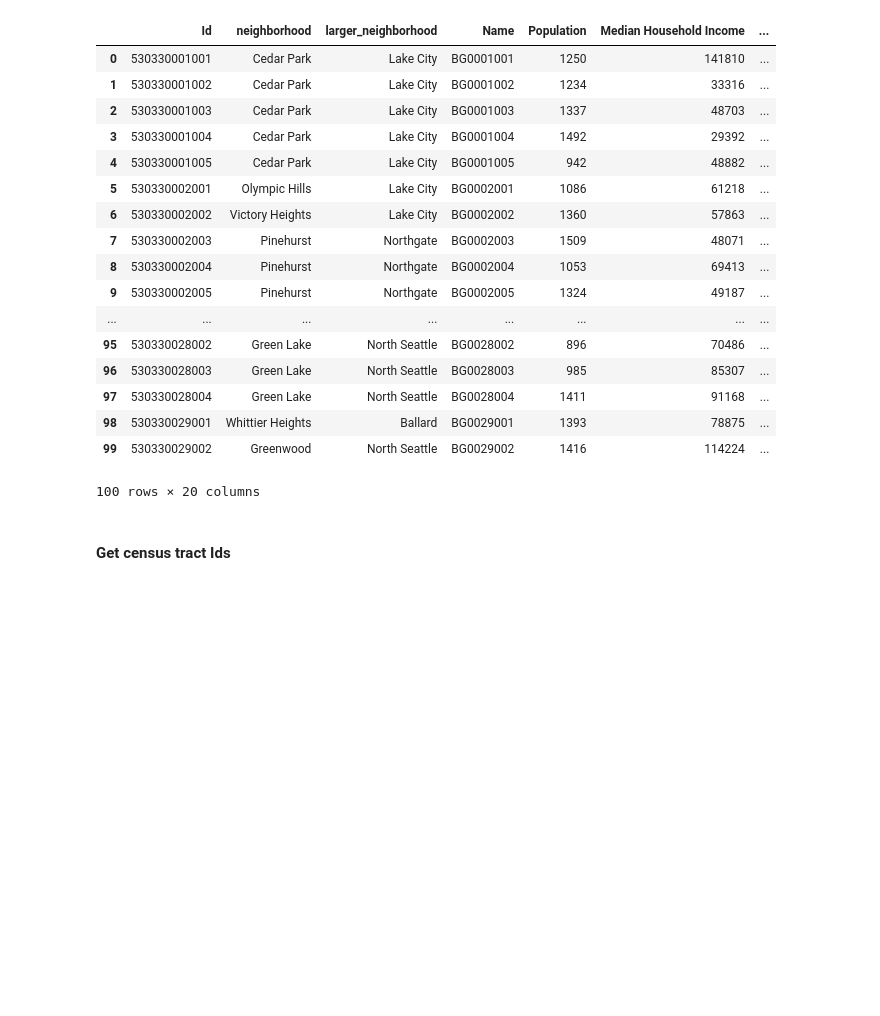
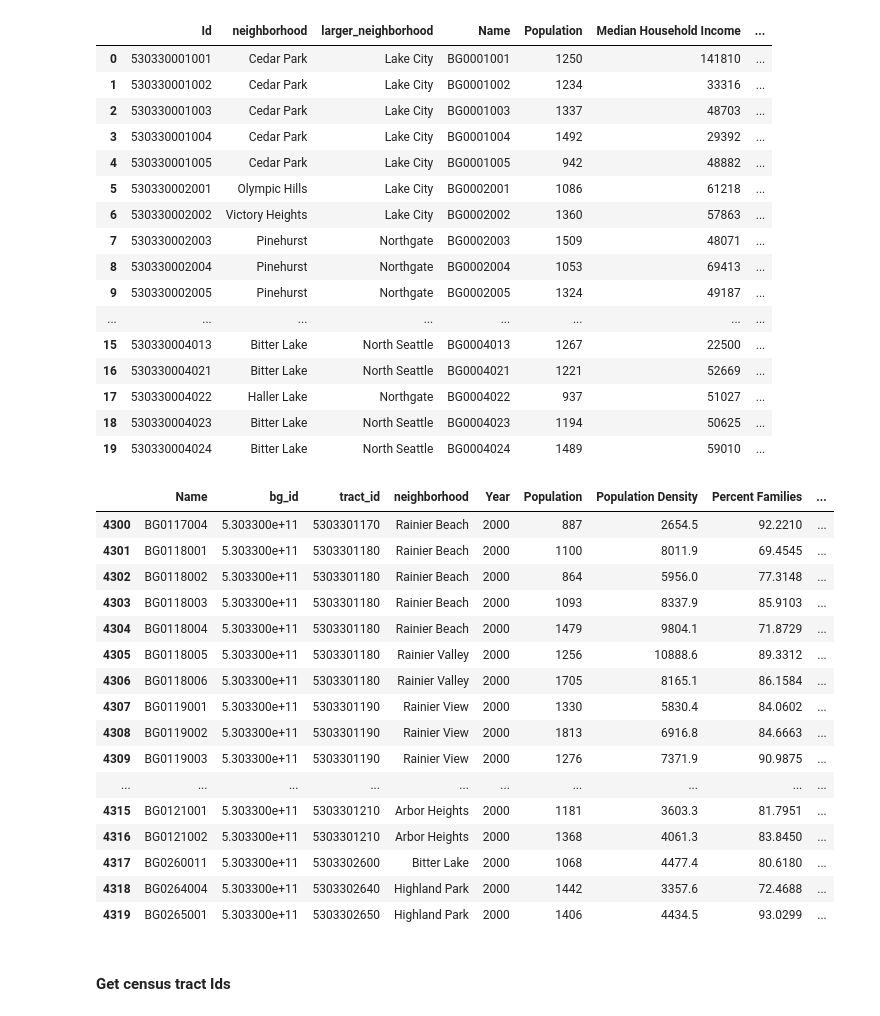
Before and after one commit to dipsuw/Capstone590, a Jupyter notebook: Code/Label_SimplyAnalyticsData.ipynb, the cells around one changed output. Saved outputs shown, nothing was run; the diff lists cells and outputs as text; code cells hidden in the pictures; blank space fills up the shorter version.

```diff
--- a/Code/Label_SimplyAnalyticsData.ipynb
+++ b/Code/Label_SimplyAnalyticsData.ipynb
@@ -4,26 +1,54 @@ import numpy as np
+# %%
+import pandas as pd
+import numpy as np
+
+# This code displays all results created within a jupyter notebook cell.
+from IPython.core.interactiveshell import InteractiveShell
+InteractiveShell.ast_node_interactivity = "all"
+
+pd.set_option('display.max_column', 100)
+pd.set_option('display.max_row', 200)
 # %%
 data = pd.read_csv('../SimplyAnalytics Data/Data_by_year_cleaned.csv', header=0)
+bg_data = pd.read_csv('../Data/blockgroups/blockgroup_data.csv', header=0)
-# %%
-data.head(100)
-# %% [output]
-|  | Id | neighborhood | larger_neighborhood | Name | Population | Median Household Income | ... |
-| 0 | 530330001001 | Cedar Park | Lake City | BG0001001 | 1250 | 141810 | ... |
-| 1 | 530330001002 | Cedar Park | Lake City | BG0001002 | 1234 | 33316 | ... |
-| 2 | 530330001003 | Cedar Park | Lake City | BG0001003 | 1337 | 48703 | ... |
-| 3 | 530330001004 | Cedar Park | Lake City | BG0001004 | 1492 | 29392 | ... |
-| 4 | 530330001005 | Cedar Park | Lake City | BG0001005 | 942 | 48882 | ... |
-| 5 | 530330002001 | Olympic Hills | Lake City | BG0002001 | 1086 | 61218 | ... |
-| 6 | 530330002002 | Victory Heights | Lake City | BG0002002 | 1360 | 57863 | ... |
-| 7 | 530330002003 | Pinehurst | Northgate | BG0002003 | 1509 | 48071 | ... |
-| 8 | 530330002004 | Pinehurst | Northgate | BG0002004 | 1053 | 69413 | ... |
-| 9 | 530330002005 | Pinehurst | Northgate | BG0002005 | 1324 | 49187 | ... |
-| ... | ... | ... | ... | ... | ... | ... | ... |
-| 95 | 530330028002 | Green Lake | North Seattle | BG0028002 | 896 | 70486 | ... |
-| 96 | 530330028003 | Green Lake | North Seattle | BG0028003 | 985 | 85307 | ... |
-| 97 | 530330028004 | Green Lake | North Seattle | BG0028004 | 1411 | 91168 | ... |
-| 98 | 530330029001 | Whittier Heights | Ballard | BG0029001 | 1393 | 78875 | ... |
-| 99 | 530330029002 | Greenwood | North Seattle | BG0029002 | 1416 | 114224 | ... |
-100 rows × 20 columns
+# %%
+data.head(20)
+bg_data.tail(20)
+# %% [output]
+|  | Id | neighborhood | larger_neighborhood | Name | Population | Median Household Income | ... |
+| 0 | 530330001001 | Cedar Park | Lake City | BG0001001 | 1250 | 141810 | ... |
+| 1 | 530330001002 | Cedar Park | Lake City | BG0001002 | 1234 | 33316 | ... |
+| 2 | 530330001003 | Cedar Park | Lake City | BG0001003 | 1337 | 48703 | ... |
+| 3 | 530330001004 | Cedar Park | Lake City | BG0001004 | 1492 | 29392 | ... |
+| 4 | 530330001005 | Cedar Park | Lake City | BG0001005 | 942 | 48882 | ... |
+| 5 | 530330002001 | Olympic Hills | Lake City | BG0002001 | 1086 | 61218 | ... |
+| 6 | 530330002002 | Victory Heights | Lake City | BG0002002 | 1360 | 57863 | ... |
+| 7 | 530330002003 | Pinehurst | Northgate | BG0002003 | 1509 | 48071 | ... |
+| 8 | 530330002004 | Pinehurst | Northgate | BG0002004 | 1053 | 69413 | ... |
+| 9 | 530330002005 | Pinehurst | Northgate | BG0002005 | 1324 | 49187 | ... |
+| ... | ... | ... | ... | ... | ... | ... | ... |
+| 15 | 530330004013 | Bitter Lake | North Seattle | BG0004013 | 1267 | 22500 | ... |
+| 16 | 530330004021 | Bitter Lake | North Seattle | BG0004021 | 1221 | 52669 | ... |
+| 17 | 530330004022 | Haller Lake | Northgate | BG0004022 | 937 | 51027 | ... |
+| 18 | 530330004023 | Bitter Lake | North Seattle | BG0004023 | 1194 | 50625 | ... |
+| 19 | 530330004024 | Bitter Lake | North Seattle | BG0004024 | 1489 | 59010 | ... |
+|  | Name | bg_id | tract_id | neighborhood | Year | Population | Population Density | Percent Families | ... |
+| 4300 | BG0117004 | 5.303300e+11 | 5303301170 | Rainier Beach | 2000 | 887 | 2654.5 | 92.2210 | ... |
+| 4301 | BG0118001 | 5.303300e+11 | 5303301180 | Rainier Beach | 2000 | 1100 | 8011.9 | 69.4545 | ... |
+| 4302 | BG0118002 | 5.303300e+11 | 5303301180 | Rainier Beach | 2000 | 864 | 5956.0 | 77.3148 | ... |
+| 4303 | BG0118003 | 5.303300e+11 | 5303301180 | Rainier Beach | 2000 | 1093 | 8337.9 | 85.9103 | ... |
+| 4304 | BG0118004 | 5.303300e+11 | 5303301180 | Rainier Beach | 2000 | 1479 | 9804.1 | 71.8729 | ... |
+| 4305 | BG0118005 | 5.303300e+11 | 5303301180 | Rainier Valley | 2000 | 1256 | 10888.6 | 89.3312 | ... |
+| 4306 | BG0118006 | 5.303300e+11 | 5303301180 | Rainier Valley | 2000 | 1705 | 8165.1 | 86.1584 | ... |
+| 4307 | BG0119001 | 5.303300e+11 | 5303301190 | Rainier View | 2000 | 1330 | 5830.4 | 84.0602 | ... |
+| 4308 | BG0119002 | 5.303300e+11 | 5303301190 | Rainier View | 2000 | 1813 | 6916.8 | 84.6663 | ... |
+| 4309 | BG0119003 | 5.303300e+11 | 5303301190 | Rainier View | 2000 | 1276 | 7371.9 | 90.9875 | ... |
+| ... | ... | ... | ... | ... | ... | ... | ... | ... | ... |
+| 4315 | BG0121001 | 5.303300e+11 | 5303301210 | Arbor Heights | 2000 | 1181 | 3603.3 | 81.7951 | ... |
+| 4316 | BG0121002 | 5.303300e+11 | 5303301210 | Arbor Heights | 2000 | 1368 | 4061.3 | 83.8450 | ... |
+| 4317 | BG0260011 | 5.303300e+11 | 5303302600 | Bitter Lake | 2000 | 1068 | 4477.4 | 80.6180 | ... |
+| 4318 | BG0264004 | 5.303300e+11 | 5303302640 | Highland Park | 2000 | 1442 | 3357.6 | 72.4688 | ... |
+| 4319 | BG0265001 | 5.303300e+11 | 5303302650 | Highland Park | 2000 | 1406 | 4434.5 | 93.0299 | ... |
 # %% [markdown]
 #### Get census tract Ids
 # %%
```
Also changed, not shown: parts of 15 cells of this notebook.
